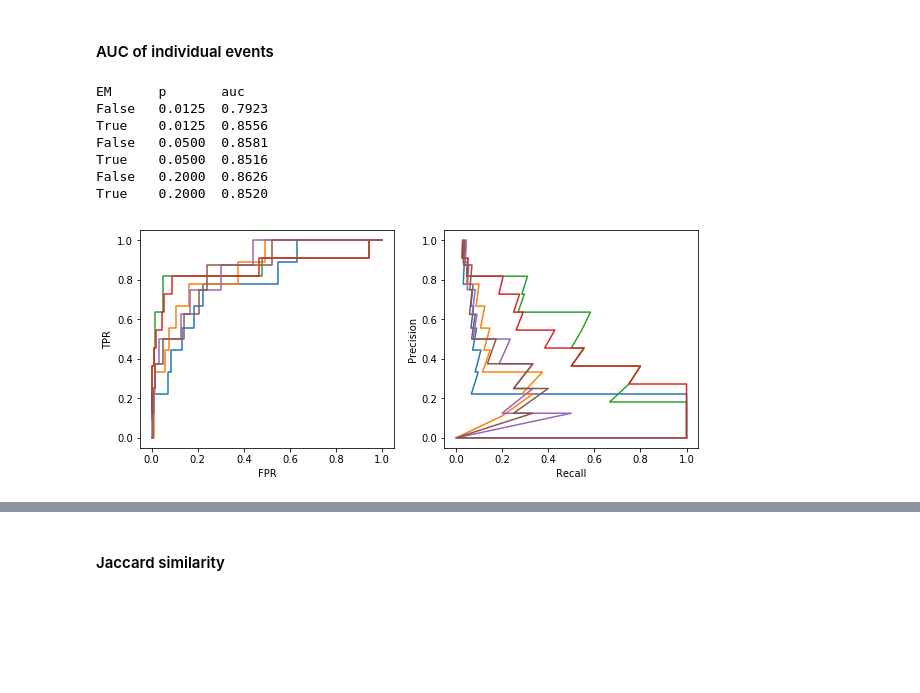
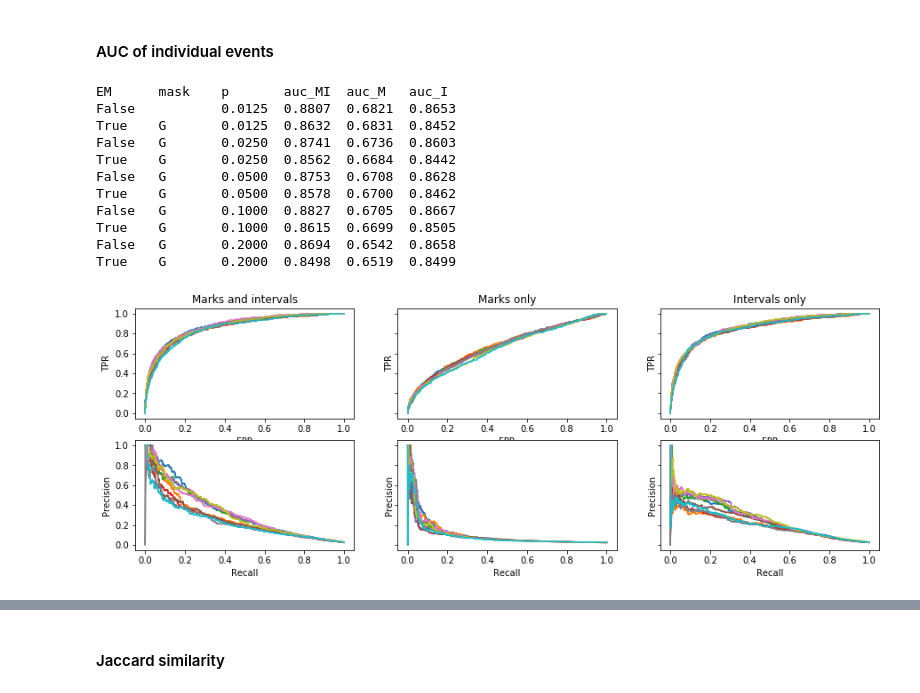
Before and after one commit to dtolpin/irp-case-studies, a Jupyter notebook: notebooks/experiments.ipynb, the cells around one changed output, grey strips where cells are left out. Saved outputs shown, nothing was run; the diff lists cells and outputs as text; code cells hidden in the pictures; blank space fills up the shorter version.

```diff
--- a/notebooks/experiments.ipynb
+++ b/notebooks/experiments.ipynb
@@ -331,9 +328,9 @@ for j, mask in enumerate(["", "F", "G"]):
         sps[i, j].set_ylim(0, 0.8)
     for (i, em) in enumerate(["False", "True"]):
         ys = numpy.array([curves[em + mask][p] for p in ps])
-        sps[i, j].errorbar(xs, ys[:, 0], yerr=ys[:, 2], marker='o', capsize=4, label="intrusion", color=[0, 0.7, 1])
-        sps[i, j].errorbar(xs, ys[:, 1], yerr=ys[:, 3], marker='x', capsize=4, label="no intrusion", color=[1, 0.7, 0])
-    handles, labels = spem.get_legend_handles_labels()
+        sps[i, j].errorbar(xs, ys[:, 0], yerr=ys[:, 2], marker='o', capsize=4, label="intrusion", color=[0, 0.5, 1])
+        sps[i, j].errorbar(xs, ys[:, 1], yerr=ys[:, 3], marker='x', capsize=4, label="no intrusion", color=[1, 0.5, 0])
+    handles, labels = sps[0, 2].get_legend_handles_labels()
 sps[0, 2].legend(handles, labels)
 # f_s_aas.savefig('../figures/synthetic-alert-score.pdf')
 # %% [output]
@@ -422,37 +419,52 @@ f_s_pauc.savefig("../figures/synthetic-auc-per-log.pdf")
 # %% [markdown]
 #### AUC of individual events
 # %%
-print("EM\tp\tauc")
-lcurves = {False: {}, True: {}}
-f, (sproc, sppr) = plt.subplots(1, 2)
-f.set_figwidth(10)
-sproc.set_xlabel("FPR")
-sproc.set_ylabel("TPR")
-sppr.set_xlabel("Recall")
-sppr.set_ylabel("Precision")
+print("EM\tmask\tp\tauc_MI\tauc_M\tauc_I")
+lcurves = {}
+f, sp = plt.subplots(2, 3, sharey=True)
+f.set_figwidth(15)
+f.set_figheight(5)
+sp[0, 0].set_title("Marks and intervals")
+sp[0, 1].set_title("Marks only")
+sp[0, 2].set_title("Intervals only")
+for j in range(3):
+    sp[0, j].set_xlabel("FPR")
+    sp[0, j].set_ylabel("TPR")
+    sp[1, j].set_xlabel("Recall")
+    sp[1, j].set_ylabel("Precision")
 for ds in DATASETS:
     for EM in [False, True]:
-        fpr, tpr, thresholds = metrics.roc_curve(ds["Z"].reshape((-1, 1)),
-                                                 ds["M" + str(EM)].reshape((-1, 1)),
-                                                 pos_label=1)
-        precision, recall, thresholds = metrics.precision_recall_curve(
-                                                 ds["Z"].reshape((-1, 1)),
-                                                 ds["M" + str(EM)].reshape((-1, 1)),
-                                                 pos_label=1)
-        auc = metrics.auc(fpr, tpr)
-        sproc.plot(fpr, tpr)
-        sppr.plot(precision, recall)
-        lcurves[EM][ds["p"]] = auc
-        print("{}\t{:.4f}\t{:.4f}"
-              .format(EM, ds["p"], auc))
+        print("{}\t{}\t{:.4f}"
+                  .format(EM, mask, ds["p"]), end="")
+        for j, mask in enumerate(["", "F", "G"]):
+            key = str(EM) + mask
+            fpr, tpr, thresholds = metrics.roc_curve(ds["Z"].reshape((-1, 1)) > 0,
+                                                     ds["M" + key].reshape((-1, 1)),
+                                                     pos_label=True)
+            precision, recall, thresholds = metrics.precision_recall_curve(
+                                                     ds["Z"].reshape((-1, 1)) > 0,
+                                                     ds["M" + key].reshape((-1, 1)),
+                                                     pos_label=True)
+            sp[0, j].plot(fpr, tpr)
+            sp[1, j].plot(recall, precision)
+            auc = metrics.auc(fpr, tpr)
+            if key not in lcurves:
+                lcurves[key] = {}
+            lcurves[key][ds["p"]] = auc
+            print("\t{:.4f}".format( auc), end="")
+        print()
 # %% [output]
-EM      p       auc
-False   0.0125  0.7923
-True    0.0125  0.8556
-False   0.0500  0.8581
-True    0.0500  0.8516
-False   0.2000  0.8626
-True    0.2000  0.8520
+EM      mask    p       auc_MI  auc_M   auc_I
+False           0.0125  0.8807  0.6821  0.8653
+True    G       0.0125  0.8632  0.6831  0.8452
+False   G       0.0250  0.8741  0.6736  0.8603
+True    G       0.0250  0.8562  0.6684  0.8442
+False   G       0.0500  0.8753  0.6708  0.8628
+True    G       0.0500  0.8578  0.6700  0.8462
+False   G       0.1000  0.8827  0.6705  0.8667
+True    G       0.1000  0.8615  0.6699  0.8505
+False   G       0.2000  0.8694  0.6542  0.8658
+True    G       0.2000  0.8498  0.6519  0.8499
-[figure, old version]
+[figure, new version]
 # %%
 xs = ps
```
Also changed, not shown: parts of 7 cells of this notebook, 3 other files.
